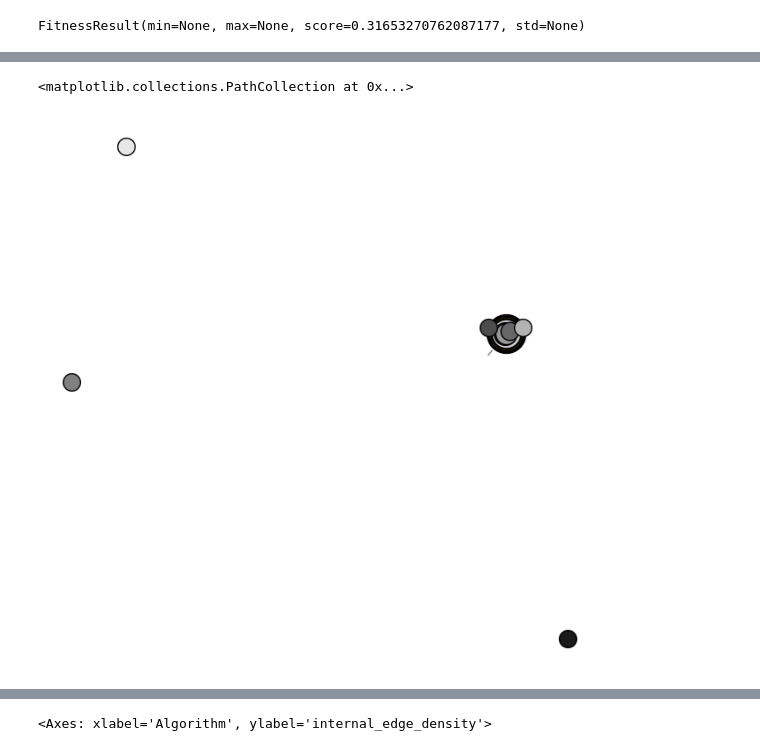
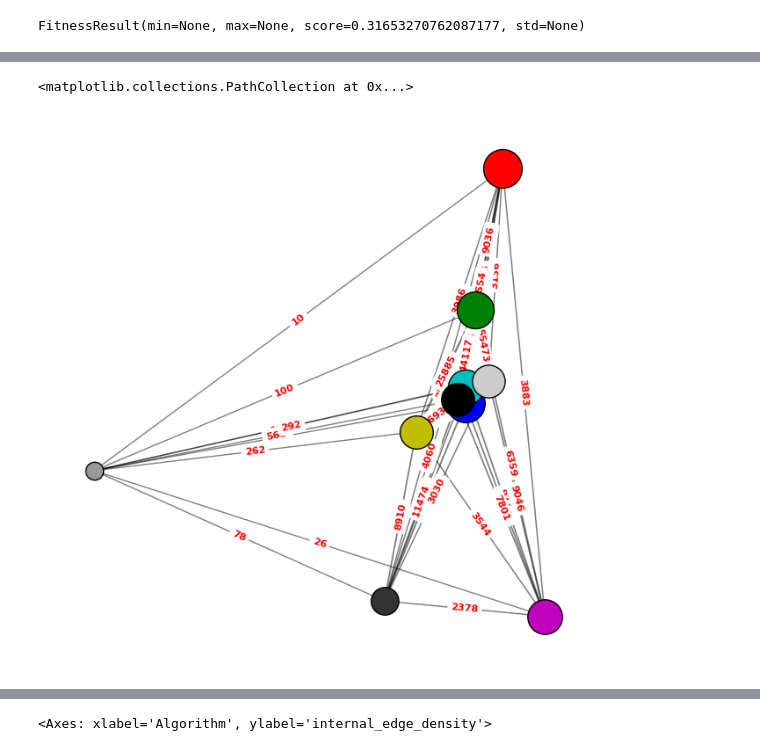
Before and after one commit to AntonioDonnangelo/SNA, a Jupyter notebook: Community_detection.ipynb, the cells around one changed output, grey strips where cells are left out. Drawn from its saved outputs; the diff is of its cells as text; code cells hidden in the pictures.

```diff
--- a/Community_detection.ipynb
+++ b/Community_detection.ipynb
@@ -196,6 +251,6 @@ viz.plot_community_graph(G, c1)
 # %%
-viz.plot_community_graph(G, c2)
+viz.plot_community_graph(G, c2, top_k=10)
 # %% [output]
 <matplotlib.collections.PathCollection at 0x...>
-[figure, old version]
+[figure, new version]
 # %%
```
Also changed, not shown: parts of 22 cells of this notebook.
